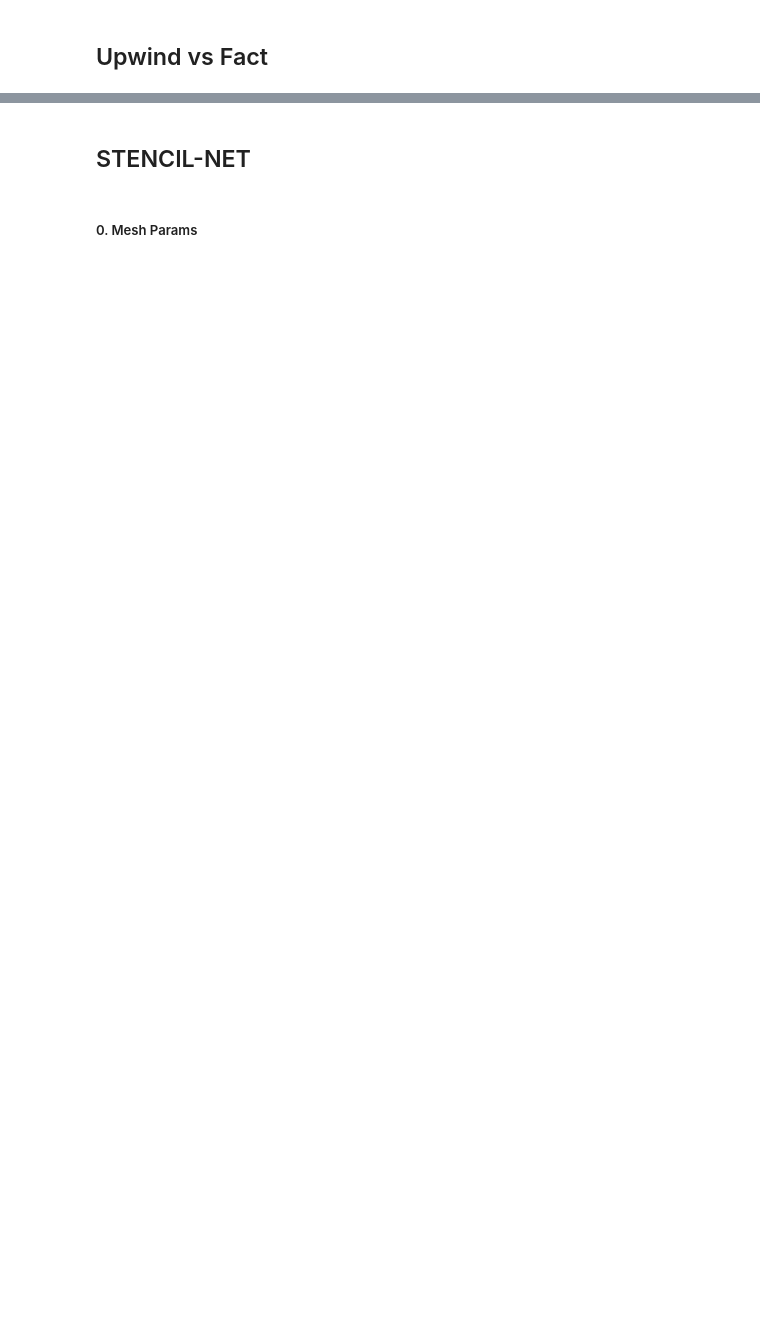
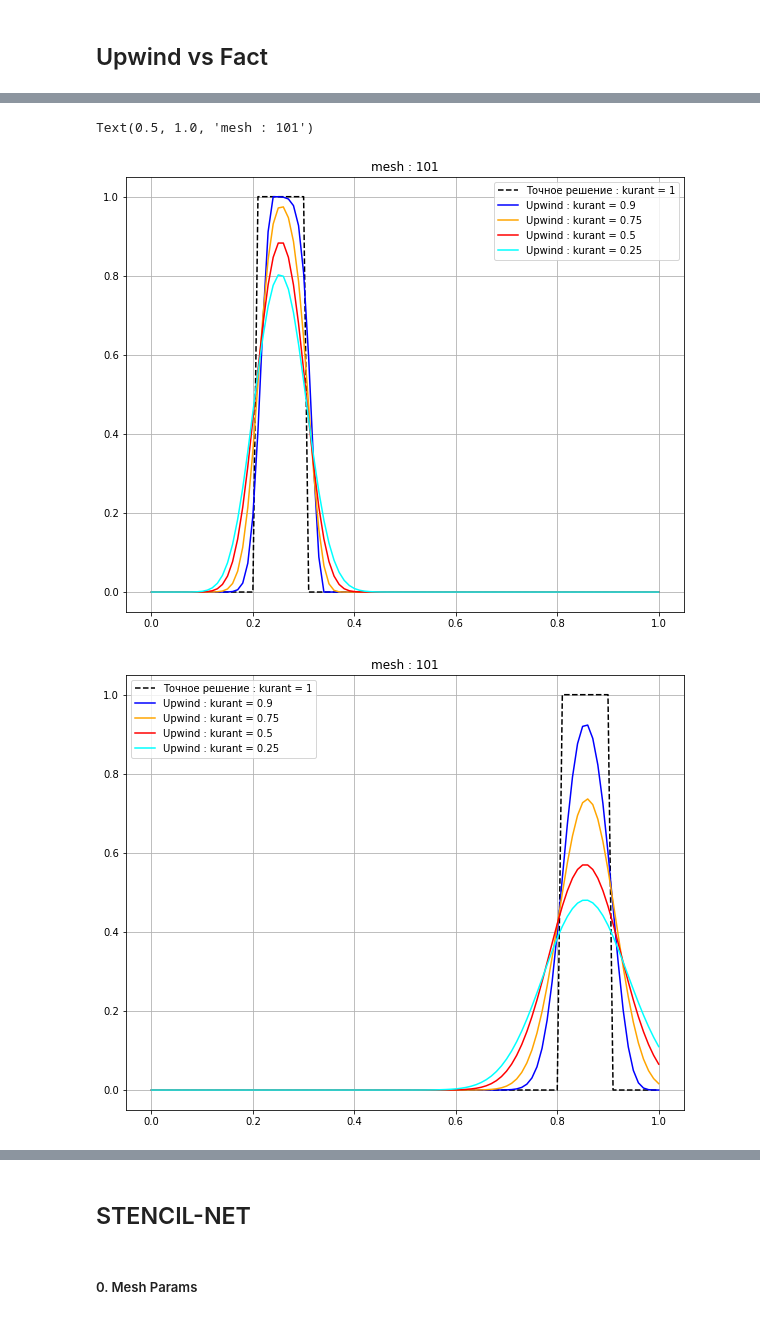
Before and after one commit to ArturTukhbatullin/GIT_stencil-net, a Jupyter notebook: 1_Advection.ipynb, the cells around one changed output, grey strips where cells are left out. Cells and saved outputs as stored; diff of their text form; code cells hidden in the pictures; blank space fills up the shorter version.

```diff
--- a/1_Advection.ipynb
+++ b/1_Advection.ipynb
@@ -31,29 +34,36 @@ import my_funcs as mf
 # %%
-# final_time=0.2
-# fact_v,_=mf.advection_upwind(v,final_time,1,h,n)
-# new_v_0_50,_=mf.advection_upwind(v,final_time,0.5,h,n)
-# new_v_0_75,_=mf.advection_upwind(v,final_time,0.75,h,n)
-# new_v_0_90,_=mf.advection_upwind(v,final_time,0.90,h,n)
-# new_v_0_25,_=mf.advection_upwind(v,final_time,0.25,h,n)
-# plt.figure(figsize=(10,8))
-# plt.plot(l,fact_v,'--',label='Точное решение : kurant = 1',color='black')
-# plt.plot(l,new_v_0_90,label=r'Upwind : kurant = 0.9',color='blue')
-# plt.plot(l,new_v_0_75,label=r'Upwind : kurant = 0.75',color='orange')
-# plt.plot(l,new_v_0_50,label=r'Upwind : kurant = 0.5',color='red')
-# plt.plot(l,new_v_0_25,label=r'Upwind : kurant = 0.25',color='cyan')
-# plt.legend()
-# plt.title(fr'mesh : {n}')
+final_time=0.2
+fact_v,_=mf.advection_upwind(v,final_time,1,h,n)
+new_v_0_50,_=mf.advection_upwind(v,final_time,0.5,h,n)
+new_v_0_75,_=mf.advection_upwind(v,final_time,0.75,h,n)
+new_v_0_90,_=mf.advection_upwind(v,final_time,0.90,h,n)
+new_v_0_25,_=mf.advection_upwind(v,final_time,0.25,h,n)
+plt.figure(figsize=(10,8))
+plt.plot(l,fact_v,'--',label='Точное решение : kurant = 1',color='black')
+plt.plot(l,new_v_0_90,label=r'Upwind : kurant = 0.9',color='blue')
+plt.plot(l,new_v_0_75,label=r'Upwind : kurant = 0.75',color='orange')
+plt.plot(l,new_v_0_50,label=r'Upwind : kurant = 0.5',color='red')
+plt.plot(l,new_v_0_25,label=r'Upwind : kurant = 0.25',color='cyan')
+plt.legend()
+plt.grid()
+plt.title(fr'mesh : {n}')
 
-# final_time=0.8
-# fact_v,_=mf.advection_upwind(v,final_time,1.0,h,n)
-# new_v_0_50,_=mf.advection_upwind(v,final_time,0.5,h,n)
-# new_v_0_75,_=mf.advection_upwind(v,final_time,0.75,h,n)
-# new_v_0_90,_=mf.advection_upwind(v,final_time,0.90,h,n)
-# new_v_0_25,_=mf.advection_upwind(v,final_time,0.25,h,n)
-# # plt.figure(figsize=(10,8))
-# plt.plot(l,fact_v,'--',label='Точное решение : kurant = 1',color='black')
-# plt.plot(l,new_v_0_90,label=r'Upwind : kurant = 0.9',color='blue')
-# plt.plot(l,new_v_0_75,label=r'Upwind : kurant = 0.75',color='orange')
-# plt.plot(l,new_v_0_50,label=r'Upwind : kurant = 0.5',color='red')
-# plt.plot(l,new_v_0_25,label=r'Upwind : kurant = 0.25',color='cyan')
-# plt.grid()
+final_time=0.8
+fact_v,_=mf.advection_upwind(v,final_time,1.0,h,n)
+new_v_0_50,_=mf.advection_upwind(v,final_time,0.5,h,n)
+new_v_0_75,_=mf.advection_upwind(v,final_time,0.75,h,n)
+new_v_0_90,_=mf.advection_upwind(v,final_time,0.90,h,n)
+new_v_0_25,_=mf.advection_upwind(v,final_time,0.25,h,n)
+plt.figure(figsize=(10,8))
+plt.plot(l,fact_v,'--',label='Точное решение : kurant = 1',color='black')
+plt.plot(l,new_v_0_90,label=r'Upwind : kurant = 0.9',color='blue')
+plt.plot(l,new_v_0_75,label=r'Upwind : kurant = 0.75',color='orange')
+plt.plot(l,new_v_0_50,label=r'Upwind : kurant = 0.5',color='red')
+plt.plot(l,new_v_0_25,label=r'Upwind : kurant = 0.25',color='cyan')
+plt.legend()
+plt.grid()
+plt.title(fr'mesh : {n}')
+# %% [output]
+Text(0.5, 1.0, 'mesh : 101')
+[figure, added]
+[figure, added]
```
Also changed, not shown: parts of 18 cells of this notebook, 1 other file.
